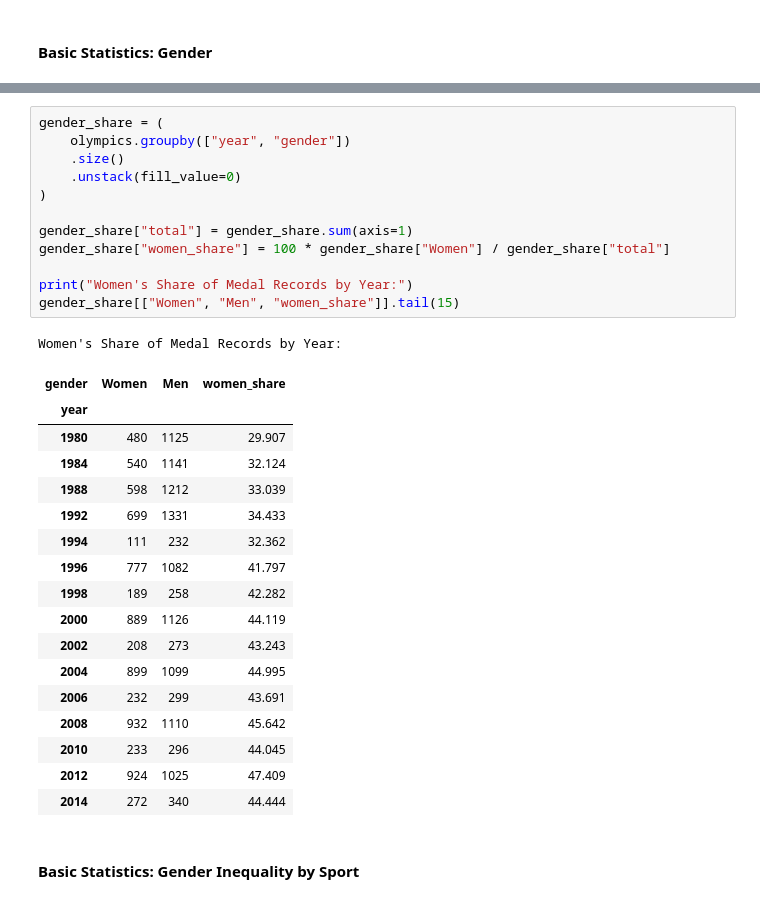
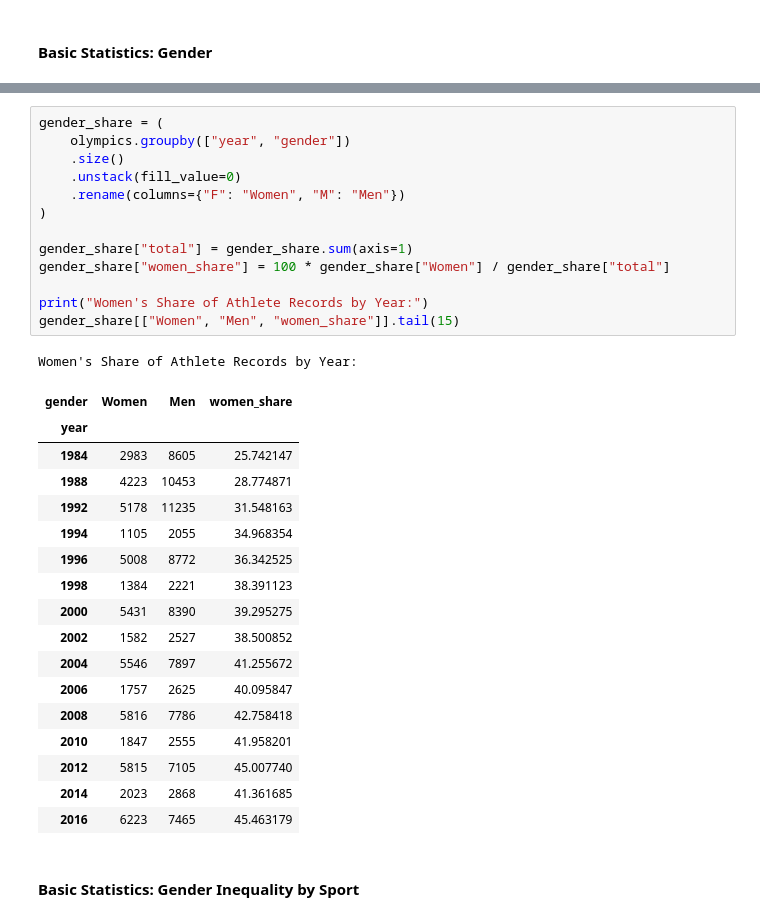
Before and after one commit to com-480-data-visualization/DataRizz, a Jupyter notebook: milestones/milestone1/eda.ipynb, the cells around one changed output, grey strips where cells are left out. Drawn from its saved outputs; the diff is of its cells as text.

```diff
--- a/milestones/milestone1/eda.ipynb
+++ b/milestones/milestone1/eda.ipynb
@@ -97,34 +98,35 @@ fig_gender.show()
 # %%
 gender_share = (
     olympics.groupby(["year", "gender"])
     .size()
     .unstack(fill_value=0)
+    .rename(columns={"F": "Women", "M": "Men"})
 )
 
 gender_share["total"] = gender_share.sum(axis=1)
 gender_share["women_share"] = 100 * gender_share["Women"] / gender_share["total"]
 
-print("Women's Share of Medal Records by Year:")
+print("Women's Share of Athlete Records by Year:")
 gender_share[["Women", "Men", "women_share"]].tail(15)
 # %% [output]
-Women's Share of Medal Records by Year:
+Women's Share of Athlete Records by Year:
 | gender | Women | Men | women_share |
 | year |  |  |  |
-| 1980 | 480 | 1125 | 29.907 |
-| 1984 | 540 | 1141 | 32.124 |
-| 1988 | 598 | 1212 | 33.039 |
-| 1992 | 699 | 1331 | 34.433 |
-| 1994 | 111 | 232 | 32.362 |
-| 1996 | 777 | 1082 | 41.797 |
-| 1998 | 189 | 258 | 42.282 |
-| 2000 | 889 | 1126 | 44.119 |
-| 2002 | 208 | 273 | 43.243 |
-| 2004 | 899 | 1099 | 44.995 |
-| 2006 | 232 | 299 | 43.691 |
-| 2008 | 932 | 1110 | 45.642 |
-| 2010 | 233 | 296 | 44.045 |
-| 2012 | 924 | 1025 | 47.409 |
-| 2014 | 272 | 340 | 44.444 |
+| 1984 | 2983 | 8605 | 25.742147 |
+| 1988 | 4223 | 10453 | 28.774871 |
+| 1992 | 5178 | 11235 | 31.548163 |
+| 1994 | 1105 | 2055 | 34.968354 |
+| 1996 | 5008 | 8772 | 36.342525 |
+| 1998 | 1384 | 2221 | 38.391123 |
+| 2000 | 5431 | 8390 | 39.295275 |
+| 2002 | 1582 | 2527 | 38.500852 |
+| 2004 | 5546 | 7897 | 41.255672 |
+| 2006 | 1757 | 2625 | 40.095847 |
+| 2008 | 5816 | 7786 | 42.758418 |
+| 2010 | 1847 | 2555 | 41.958201 |
+| 2012 | 5815 | 7105 | 45.007740 |
+| 2014 | 2023 | 2868 | 41.361685 |
+| 2016 | 6223 | 7465 | 45.463179 |
 # %% [markdown]
 #### Basic Statistics: Gender Inequality by Sport
 # %%
```
Also changed, not shown: parts of 14 cells of this notebook, 1 other file.
